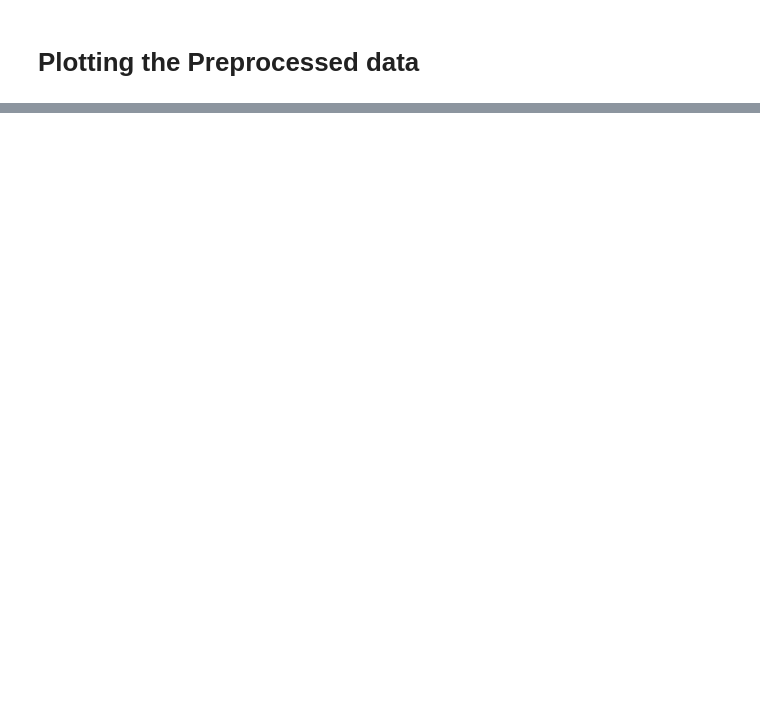
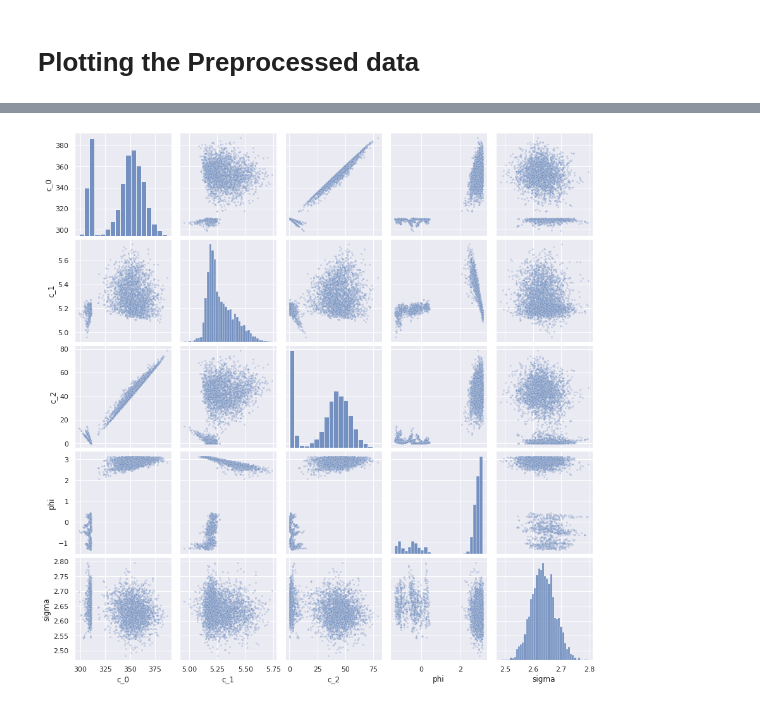
Before and after one commit to anirudhnair42/CS146_Assignments, a Jupyter notebook: Final_Project/Final_project.ipynb, the cells around one changed output, grey strips where cells are left out. Saved outputs shown, nothing was run; the diff lists cells and outputs as text; code cells hidden in the pictures; blank space fills up the shorter version.

```diff
--- a/Final_Project/Final_project.ipynb
+++ b/Final_Project/Final_project.ipynb
@@ -56,0 +91,8 @@ We begin by executing the most basic possible model to have a starting ground fr
+# %%
+# Make pair plot of the posteriors over all parameters of the model.
+def pair_plots(posterior_samples,parameters):
+    df = pd.DataFrame(
+        data=np.transpose([posterior_samples[param] for param in parameters]),
+        columns=parameters)
+    sns.pairplot(df, size=2.5, plot_kws={'marker': '.', 'alpha': 0.25})
+    plt.show()
@@ -56,0 +268,5 @@ We begin by executing the most basic possible model to have a starting ground fr
+# %%
+#pair plots
+pair_plots(linear_samples,linear_param)
+# %% [output]
+[figure, added]
```
Also changed, not shown: parts of 61 cells of this notebook, 1 other file.
